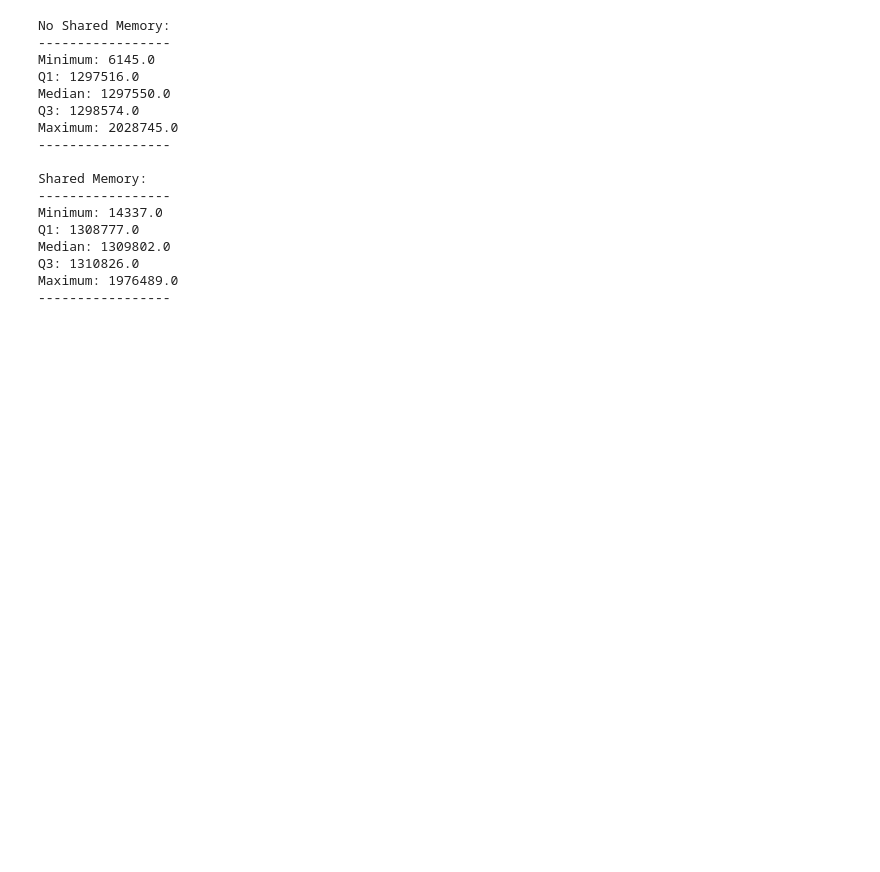
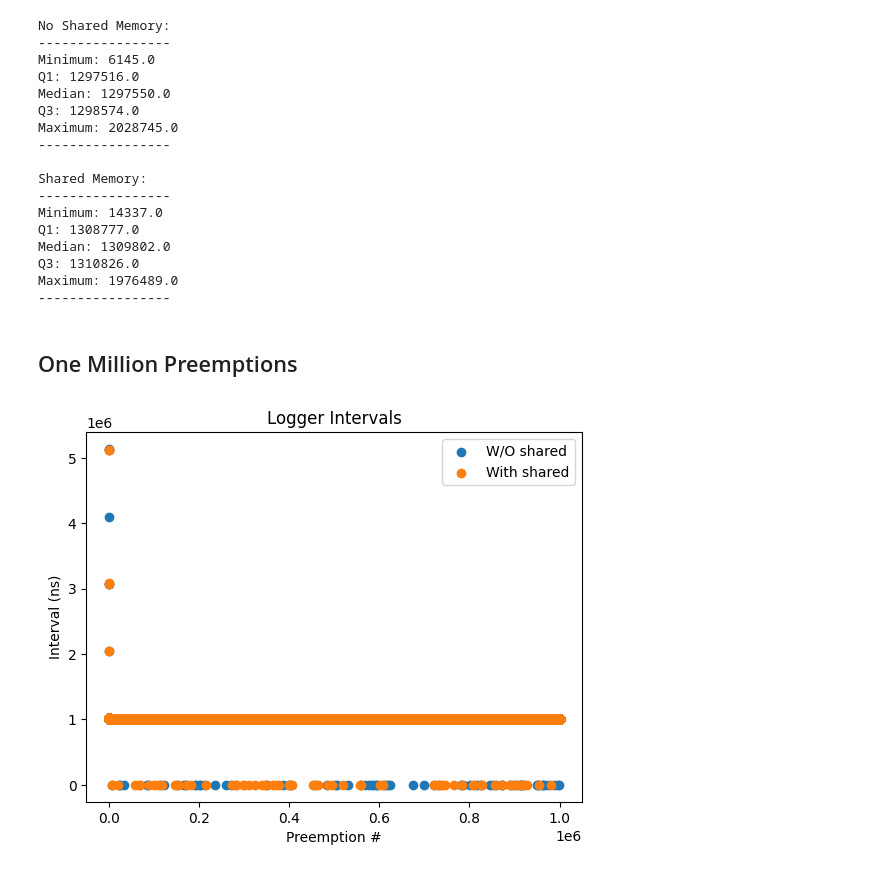
Before and after one commit to alexngUNC/GPU-research, a Jupyter notebook: Preemptions/Analysis/loopAnalysis.ipynb, the cells around one changed output. Saved outputs shown, nothing was run; the diff lists cells and outputs as text; code cells hidden in the pictures; blank space fills up the shorter version.

Commit message:
added million trials data

```diff
--- a/Preemptions/Analysis/loopAnalysis.ipynb
+++ b/Preemptions/Analysis/loopAnalysis.ipynb
@@ -399,3 +401,39 @@ Median: 1309802.0
 Q3: 1310826.0
 Maximum: 1976489.0
 -----------------
+# %% [markdown]
+## One Million Preemptions
+# %%
+# read in data
+mill1 = pd.read_csv(dataPath+'saxpyMillion.csv')
+mill1Shared = pd.read_csv(dataPath+'saxpyMillionShared.csv')
+
+# name columns
+mill1.columns = ['start', 'end']
+mill1Shared.columns = ['start', 'end']
+mill1['interval'] = mill1['end'] - mill1['start']
+mill1Shared['interval'] = mill1Shared['end'] - mill1Shared['start']
+
+# ----- Plot the data -----
+NUM_SAMPLES = 1000000
+# Plot all intervals
+plt.scatter(range(1, NUM_SAMPLES), mill1['interval'], label='W/O shared')
+plt.scatter(range(1, NUM_SAMPLES), mill1Shared['interval'], label='With shared')
+
+# Add labels and title
+plt.xlabel('Preemption #')
+plt.ylabel('Interval (ns)')
+plt.title('Logger Intervals')
+
+# Add legend
+plt.legend(loc='upper right')
+
+# Set y-axis limits
+#plt.ylim(1.01*1e3, 1.03*1e3)
+
+#plt.yticks(range(1010, 1030))
+
+# Show the plot
+plt.show()
+# %% [output]
+[figure, added]
```
Also changed, not shown: parts of 18 cells of this notebook.
